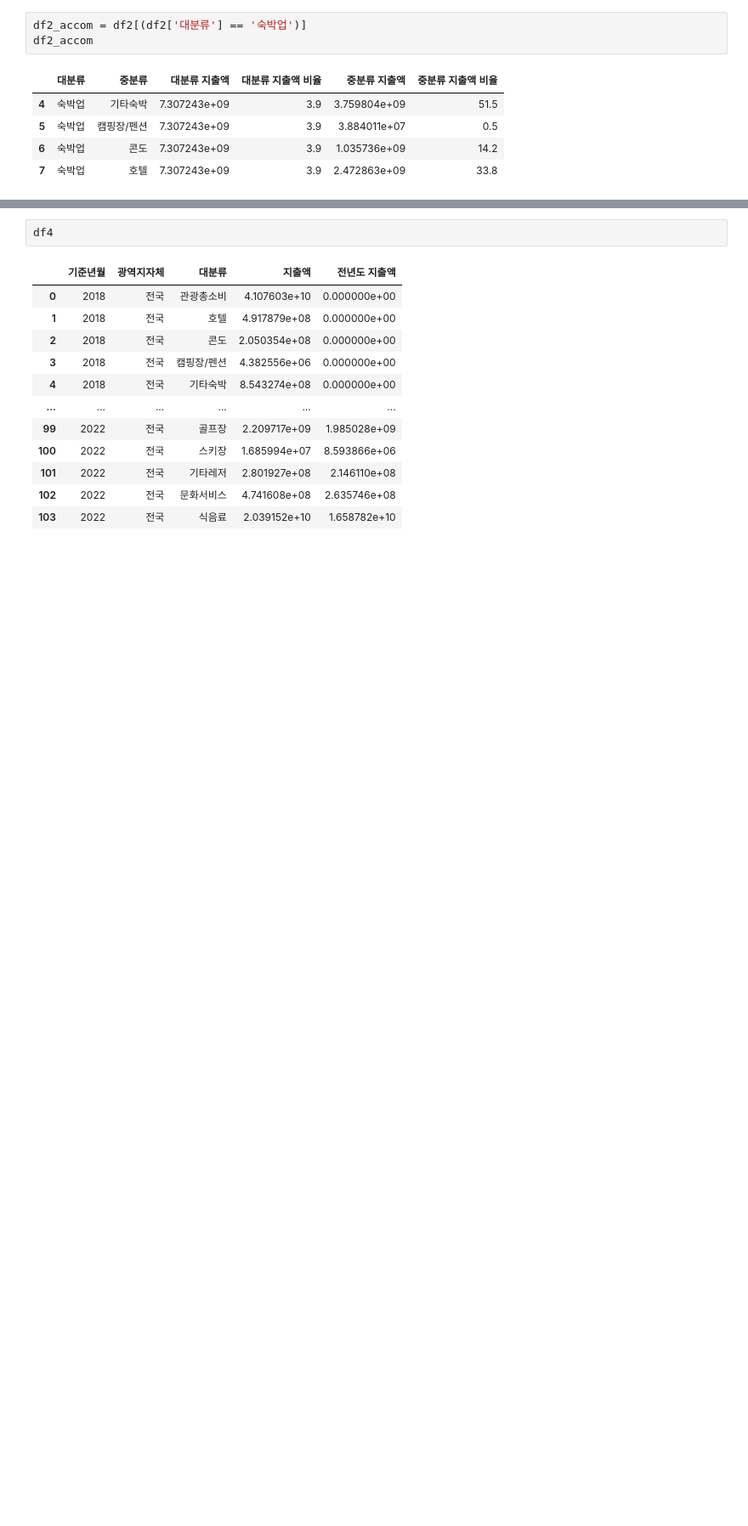
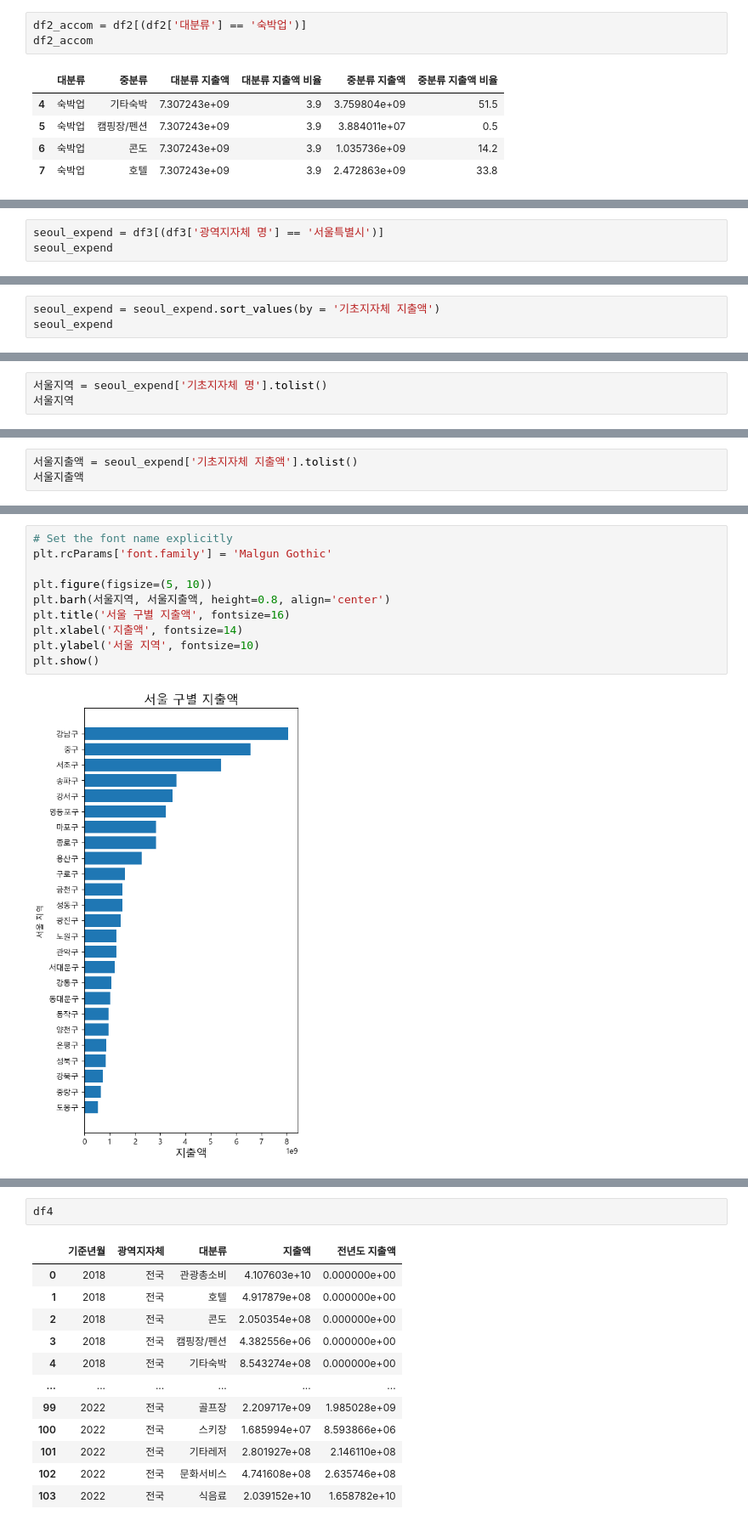
Before and after one commit to sdkim96/Login_project, a Jupyter notebook: Data_analysis_visualization/expenditure_analysis.ipynb, the cells around one changed output, grey strips where cells are left out. Shown at 85% size. Saved outputs shown, nothing was run; the diff lists cells and outputs as text; blank space fills up the shorter version.

```diff
--- a/Data_analysis_visualization/expenditure_analysis.ipynb
+++ b/Data_analysis_visualization/expenditure_analysis.ipynb
@@ -76,0 +175,3 @@ plt.show()
+# %%
+seoul_expend = df3[(df3['광역지자체 명'] == '서울특별시')]
+seoul_expend
@@ -76,0 +196,3 @@ plt.show()
+# %%
+seoul_expend = seoul_expend.sort_values(by = '기초지자체 지출액')
+seoul_expend
@@ -76,0 +217,3 @@ plt.show()
+# %%
+서울지역 = seoul_expend['기초지자체 명'].tolist()
+서울지역
@@ -76,0 +238,3 @@ plt.show()
+# %%
+서울지출액 = seoul_expend['기초지자체 지출액'].tolist()
+서울지출액
@@ -76,0 +259,12 @@ plt.show()
+# %%
+# Set the font name explicitly
+plt.rcParams['font.family'] = 'Malgun Gothic'
+
+plt.figure(figsize=(5, 10))
+plt.barh(서울지역, 서울지출액, height=0.8, align='center')
+plt.title('서울 구별 지출액', fontsize=16)
+plt.xlabel('지출액', fontsize=14)
+plt.ylabel('서울 지역', fontsize=10)
+plt.show()
+# %% [output]
+[figure, added]
```
Also changed, not shown: parts of 30 cells of this notebook.
